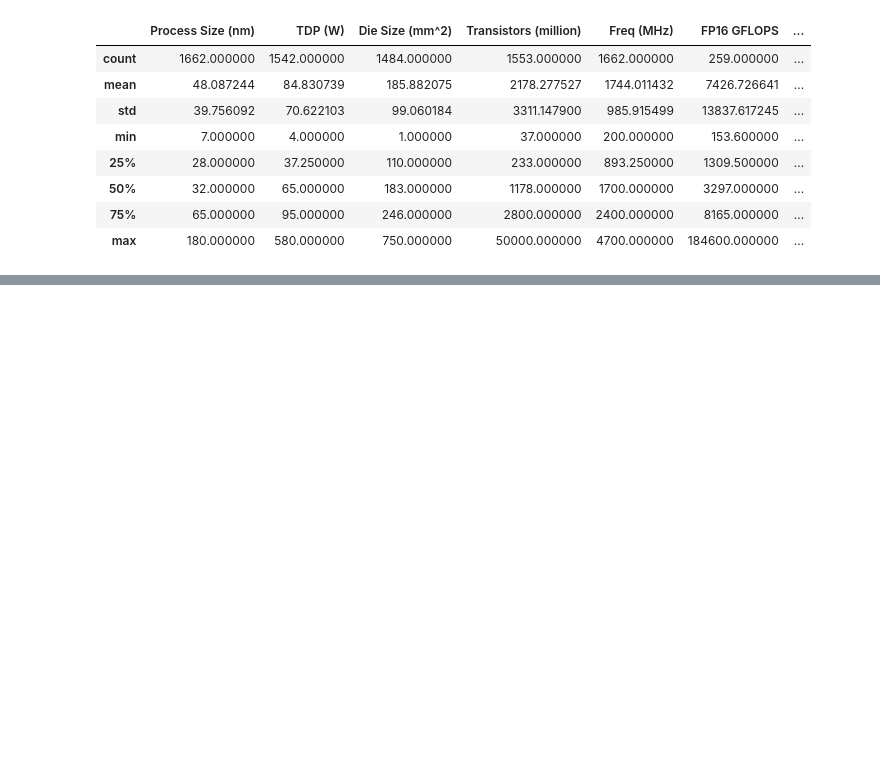
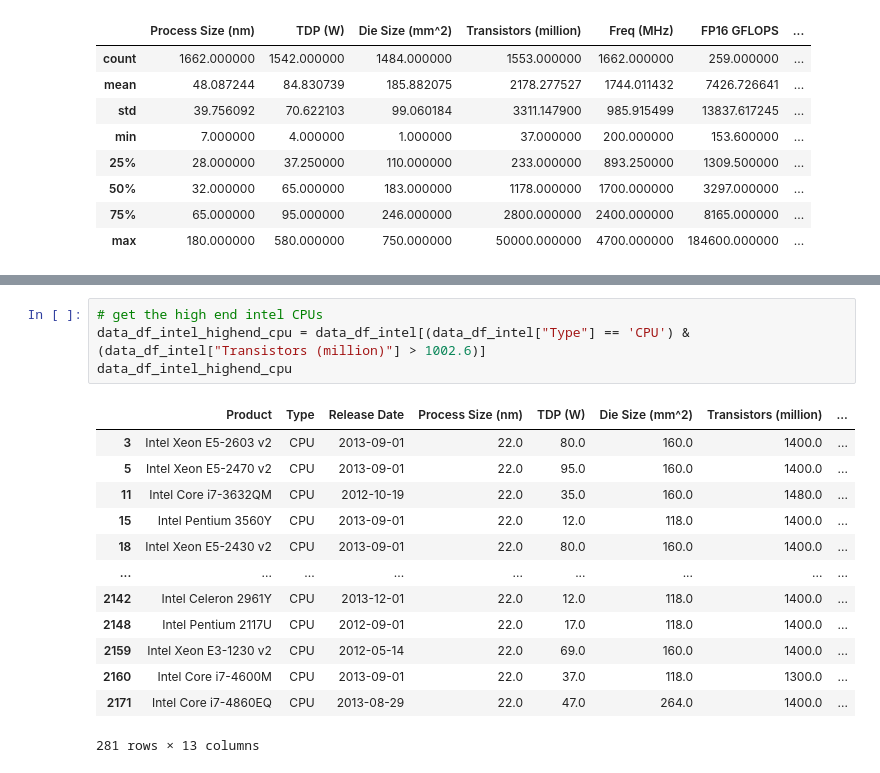
Before and after one commit to Divyesh230902/CPU_Performance, a Jupyter notebook: analysis.ipynb, the cells around one changed output, grey strips where cells are left out. Drawn from its saved outputs; the diff is of its cells as text; blank space fills up the shorter version.

```diff
--- a/analysis.ipynb
+++ b/analysis.ipynb
@@ -144,0 +242,18 @@ data_df_amd_summary
+# %%
+# get the high end intel CPUs
+data_df_intel_highend_cpu = data_df_intel[(data_df_intel["Type"] == 'CPU') & (data_df_intel["Transistors (million)"] > 1002.6)]
+data_df_intel_highend_cpu
+# %% [output]
+|  | Product | Type | Release Date | Process Size (nm) | TDP (W) | Die Size (mm^2) | Transistors (million) | ... |
+| 3 | Intel Xeon E5-2603 v2 | CPU | 2013-09-01 | 22.0 | 80.0 | 160.0 | 1400.0 | ... |
+| 5 | Intel Xeon E5-2470 v2 | CPU | 2013-09-01 | 22.0 | 95.0 | 160.0 | 1400.0 | ... |
+| 11 | Intel Core i7-3632QM | CPU | 2012-10-19 | 22.0 | 35.0 | 160.0 | 1480.0 | ... |
+| 15 | Intel Pentium 3560Y | CPU | 2013-09-01 | 22.0 | 12.0 | 118.0 | 1400.0 | ... |
+| 18 | Intel Xeon E5-2430 v2 | CPU | 2013-09-01 | 22.0 | 80.0 | 160.0 | 1400.0 | ... |
+| ... | ... | ... | ... | ... | ... | ... | ... | ... |
+| 2142 | Intel Celeron 2961Y | CPU | 2013-12-01 | 22.0 | 12.0 | 118.0 | 1400.0 | ... |
+| 2148 | Intel Pentium 2117U | CPU | 2012-09-01 | 22.0 | 17.0 | 118.0 | 1400.0 | ... |
+| 2159 | Intel Xeon E3-1230 v2 | CPU | 2012-05-14 | 22.0 | 69.0 | 160.0 | 1400.0 | ... |
+| 2160 | Intel Core i7-4600M | CPU | 2013-09-01 | 22.0 | 37.0 | 118.0 | 1300.0 | ... |
+| 2171 | Intel Core i7-4860EQ | CPU | 2013-08-29 | 22.0 | 47.0 | 264.0 | 1400.0 | ... |
+281 rows × 13 columns
```
Also changed, not shown: parts of 12 cells of this notebook, 2 other files.
